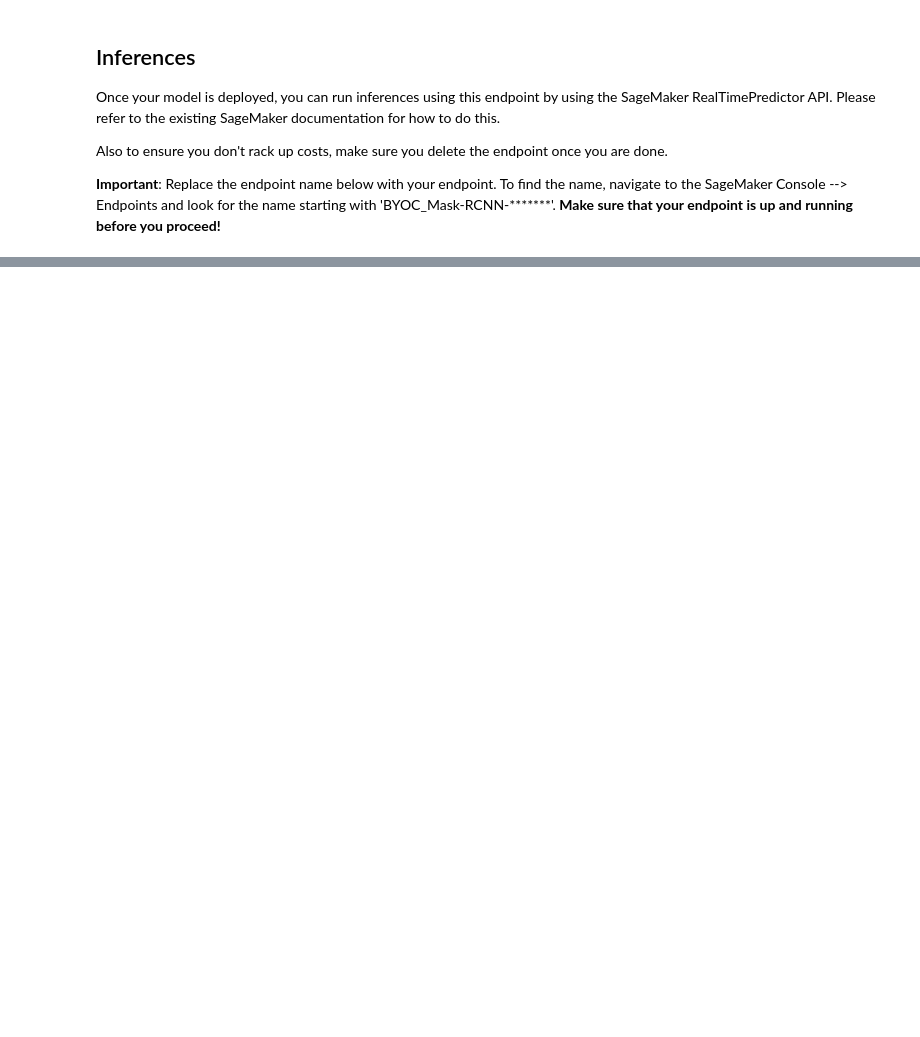
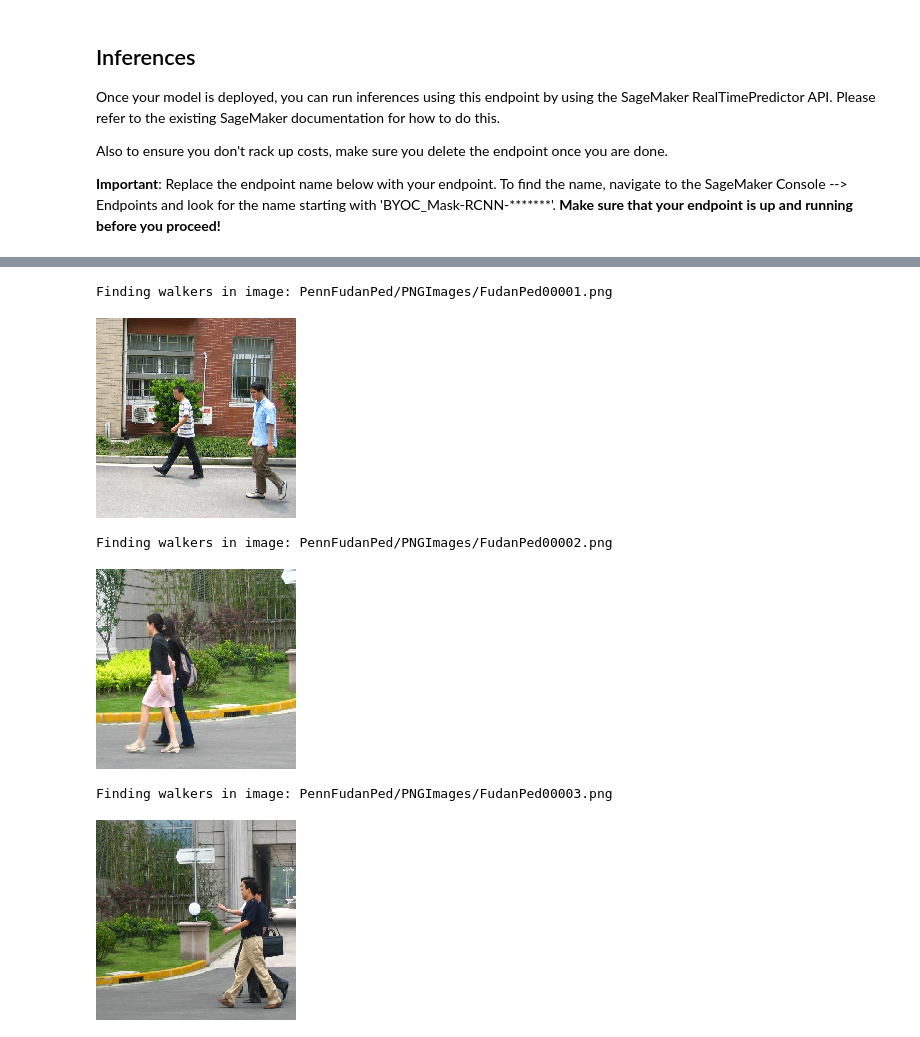
Before and after one commit to aws-samples/aws-stepfunctions-byoc-mlops-using-data-science-sdk, a Jupyter notebook: StepFunctions_BYOC_Workflow.ipynb, the cells around one changed output, grey strips where cells are left out. Drawn from its saved outputs; the diff is of its cells as text; code cells hidden in the pictures; blank space fills up the shorter version.

```diff
--- a/StepFunctions_BYOC_Workflow.ipynb
+++ b/StepFunctions_BYOC_Workflow.ipynb
@@ -334,0 +438,24 @@ sess.delete_endpoint(predictor.endpoint)
+# %%
+%%time
+import time
+
+endpoint_name = f'{key}-{ts}'
+print(endpoint_name)
+create_endpoint_response = sm_client.create_endpoint(
+    EndpointName=endpoint_name,
+    EndpointConfigName=endpoint_config_name)
+print(create_endpoint_response['EndpointArn'])
+
+resp = sm_client.describe_endpoint(EndpointName=endpoint_name)
+status = resp['EndpointStatus']
+print(f'Status: {status}')
+
+while status=='Creating':
+    time.sleep(60)
+    resp = sm_client.describe_endpoint(EndpointName=endpoint_name)
+    status = resp['EndpointStatus']
+    print(f'Status: {status}')
+
+ep_arn = resp['EndpointArn']
+print(f'Arn: {ep_arn}')
+print(f'Status: {status}')
@@ -334,0 +478,18 @@ sess.delete_endpoint(predictor.endpoint)
+# %%
+predictor = sagemaker.predictor.RealTimePredictor(endpoint=endpoint_name)
+# %%
+for i in range(1, 4):
+    f = f'{WORK_DIRECTORY}/PNGImages/FudanPed{i:05d}.png'
+    print(f'Finding walkers in image: {f}')
+    pil_img = Image.open(f).resize(SMALL_IMAGE)
+    display(pil_img)
+    img = np.array(pil_img)
+    imginput = json.dumps(img.tolist())
+    result = predictor.predict(imginput)
+# %% [output]
+Finding walkers in image: PennFudanPed/PNGImages/FudanPed00001.png
+[figure, added]
+Finding walkers in image: PennFudanPed/PNGImages/FudanPed00002.png
+[figure, added]
+Finding walkers in image: PennFudanPed/PNGImages/FudanPed00003.png
+[figure, added]
```
Also changed, not shown: parts of 22 cells of this notebook.
